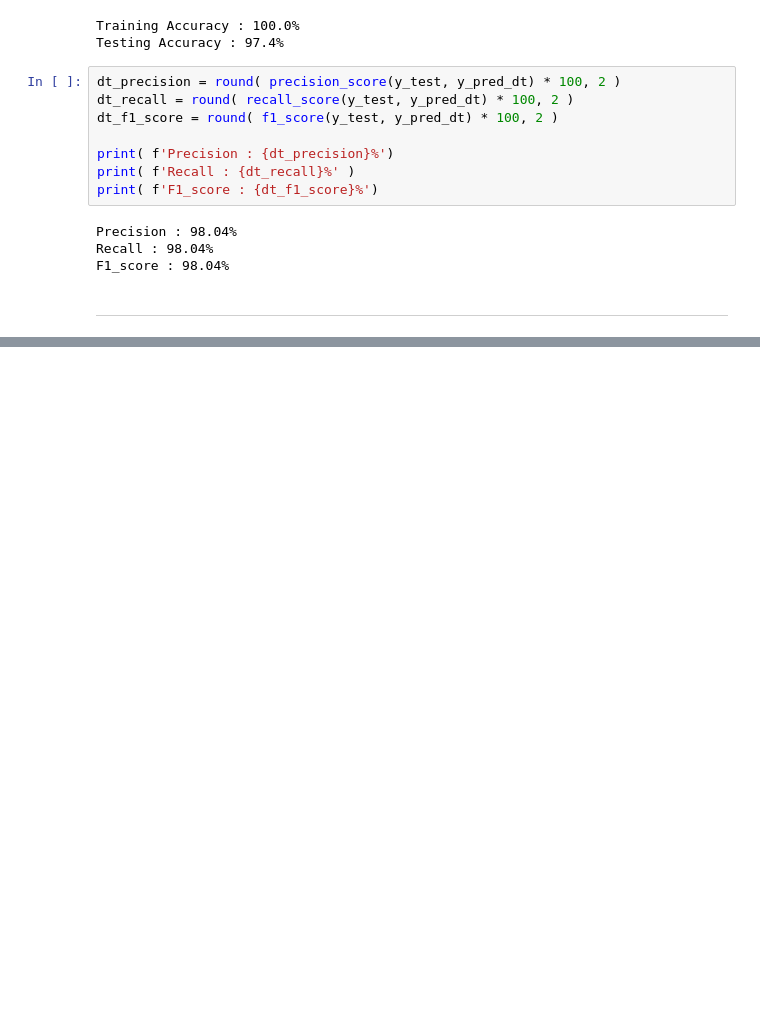
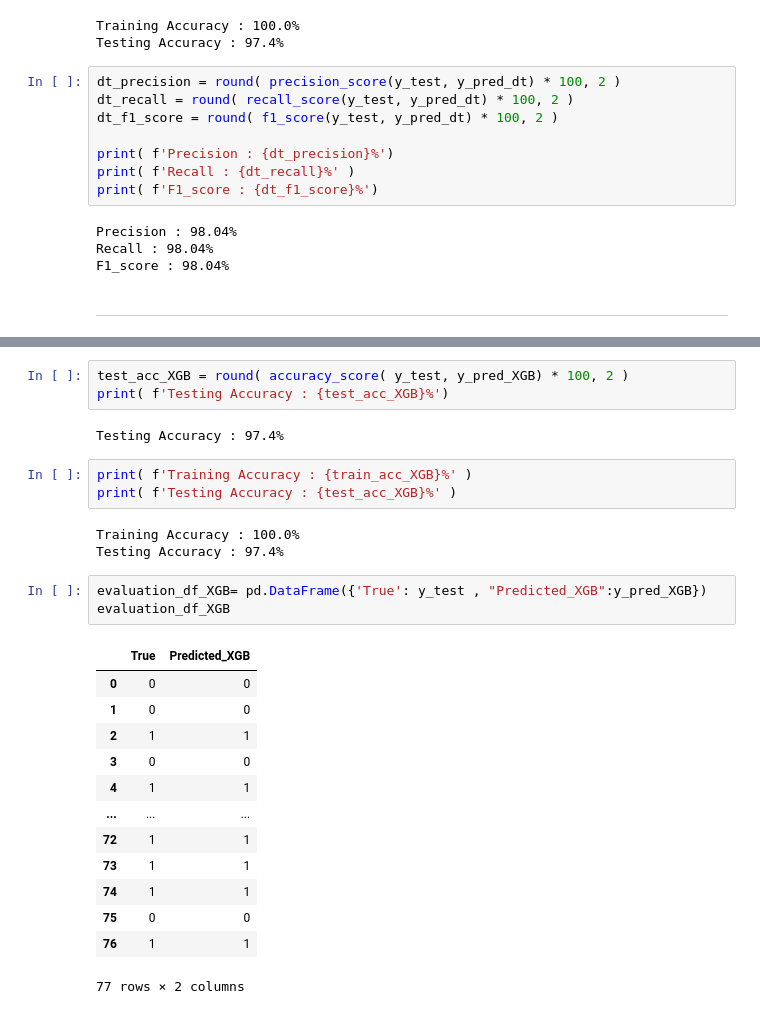
Before and after one commit to Magd-Elmohandes/Data-analysis, a Jupyter notebook: project.ipynb, the cells around one changed output, grey strips where cells are left out. Saved outputs shown, nothing was run; the diff lists cells and outputs as text; blank space fills up the shorter version.

```diff
--- a/project.ipynb
+++ b/project.ipynb
@@ -4290,0 +4500,28 @@ F1_score : 98.04%
+# %%
+test_acc_XGB = round( accuracy_score( y_test, y_pred_XGB) * 100, 2 )
+print( f'Testing Accuracy : {test_acc_XGB}%')
+# %% [output]
+Testing Accuracy : 97.4%
+# %%
+print( f'Training Accuracy : {train_acc_XGB}%' )
+print( f'Testing Accuracy : {test_acc_XGB}%' )
+# %% [output]
+Training Accuracy : 100.0%
+Testing Accuracy : 97.4%
+# %%
+evaluation_df_XGB= pd.DataFrame({'True': y_test , "Predicted_XGB":y_pred_XGB})
+evaluation_df_XGB
+# %% [output]
+|  | True | Predicted_XGB |
+| 0 | 0 | 0 |
+| 1 | 0 | 0 |
+| 2 | 1 | 1 |
+| 3 | 0 | 0 |
+| 4 | 1 | 1 |
+| ... | ... | ... |
+| 72 | 1 | 1 |
+| 73 | 1 | 1 |
+| 74 | 1 | 1 |
+| 75 | 0 | 0 |
+| 76 | 1 | 1 |
+77 rows × 2 columns
```
Also changed, not shown: parts of 80 cells of this notebook.
